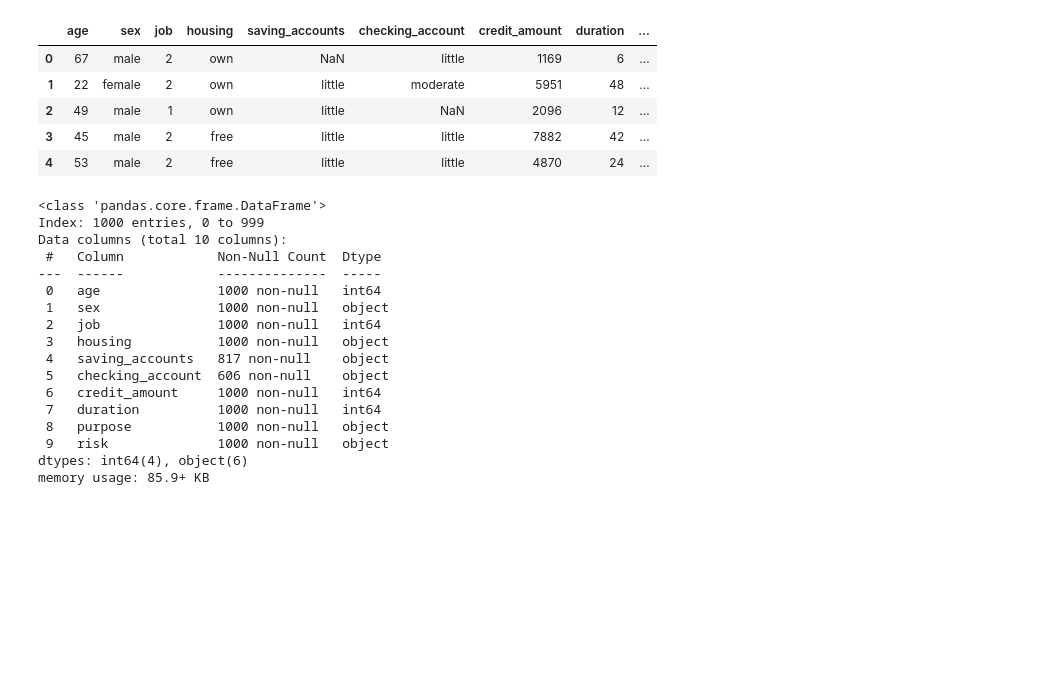
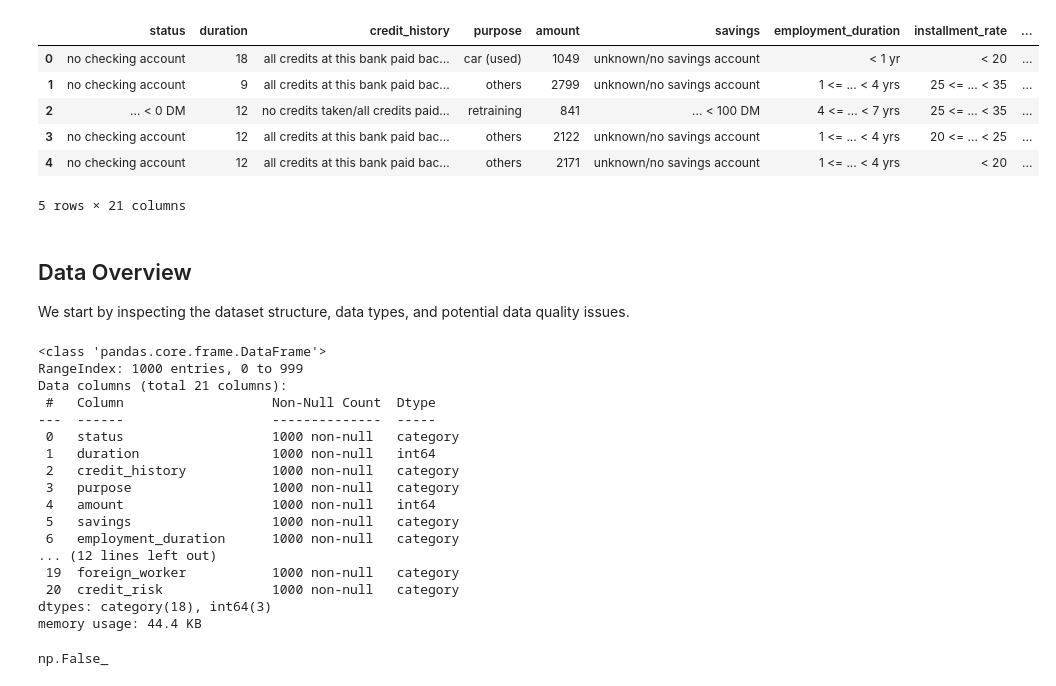
Before and after one commit to alexwill314/german_credit_eda, a Jupyter notebook: notebooks/German_Credit_Data_Analysis.ipynb, the cells around one changed output. Saved outputs shown, nothing was run; the diff lists cells and outputs as text; code cells hidden in the pictures; blank space fills up the shorter version.

```diff
--- a/notebooks/German_Credit_Data_Analysis.ipynb
+++ b/notebooks/German_Credit_Data_Analysis.ipynb
@@ -7,35 +20,47 @@ from src.data_cleaning import prepare_data
 # %%
-original_data = pd.read_csv('../data/german_credit_data.csv')
 #reading the dataset
-data = prepare_data('../data/german_credit_data.csv')
+original_data = pd.read_csv("../data/raw/SouthGermanCredit.asc", sep =" ")
+#preparing data using the codetable
+code_table = "../data/raw/codetable.txt"
+df = prepare_data(original_data,code_table)
 #checking first rows
-data.head()
+df.head()
 # %% [output]
-|  | age | sex | job | housing | saving_accounts | checking_account | credit_amount | duration | ... |
-| 0 | 67 | male | 2 | own | NaN | little | 1169 | 6 | ... |
-| 1 | 22 | female | 2 | own | little | moderate | 5951 | 48 | ... |
-| 2 | 49 | male | 1 | own | little | NaN | 2096 | 12 | ... |
-| 3 | 45 | male | 2 | free | little | little | 7882 | 42 | ... |
-| 4 | 53 | male | 2 | free | little | little | 4870 | 24 | ... |
+|  | status | duration | credit_history | purpose | amount | savings | employment_duration | installment_rate | ... |
+| 0 | no checking account | 18 | all credits at this bank paid bac... | car (used) | 1049 | unknown/no savings account | < 1 yr | < 20 | ... |
+| 1 | no checking account | 9 | all credits at this bank paid bac... | others | 2799 | unknown/no savings account | 1 <= ... < 4 yrs | 25 <= ... < 35 | ... |
+| 2 | ... < 0 DM | 12 | no credits taken/all credits paid... | retraining | 841 | ... < 100 DM | 4 <= ... < 7 yrs | 25 <= ... < 35 | ... |
+| 3 | no checking account | 12 | all credits at this bank paid bac... | others | 2122 | unknown/no savings account | 1 <= ... < 4 yrs | 20 <= ... < 25 | ... |
+| 4 | no checking account | 12 | all credits at this bank paid bac... | others | 2171 | unknown/no savings account | 1 <= ... < 4 yrs | < 20 | ... |
+5 rows × 21 columns
+# %% [markdown]
+## Data Overview
+
+We start by inspecting the dataset structure, data types, and potential data quality issues.
 # %%
 #checking data structure
-data.info()
+df.info()
 # %% [output]
 <class 'pandas.core.frame.DataFrame'>
-Index: 1000 entries, 0 to 999
-Data columns (total 10 columns):
- #   Column            Non-Null Count  Dtype
----  ------            --------------  -----
- 0   age               1000 non-null   int64
- 1   sex               1000 non-null   object
- 2   job               1000 non-null   int64
- 3   housing           1000 non-null   object
- 4   saving_accounts   817 non-null    object
- 5   checking_account  606 non-null    object
- 6   credit_amount     1000 non-null   int64
- 7   duration          1000 non-null   int64
- 8   purpose           1000 non-null   object
- 9   risk              1000 non-null   object
-dtypes: int64(4), object(6)
-memory usage: 85.9+ KB
+RangeIndex: 1000 entries, 0 to 999
+Data columns (total 21 columns):
+ #   Column                   Non-Null Count  Dtype
+---  ------                   --------------  -----
+ 0   status                   1000 non-null   category
+ 1   duration                 1000 non-null   int64
+ 2   credit_history           1000 non-null   category
+ 3   purpose                  1000 non-null   category
+ 4   amount                   1000 non-null   int64
+ 5   savings                  1000 non-null   category
+ 6   employment_duration      1000 non-null   category
+... (12 lines left out)
+ 19  foreign_worker           1000 non-null   category
+ 20  credit_risk              1000 non-null   category
+dtypes: category(18), int64(3)
+memory usage: 44.4 KB
+# %%
+#check for duplicate rows
+df.duplicated().any()
+# %% [output]
+np.False_
 # %%
```
Also changed, not shown: parts of 49 cells of this notebook, 4 other files.
